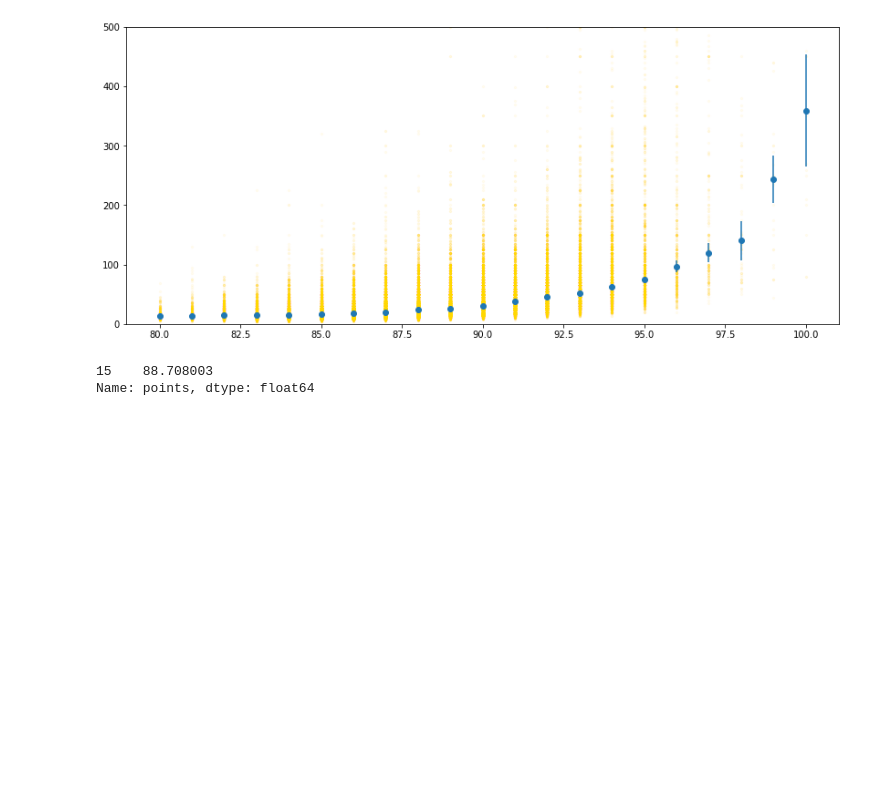
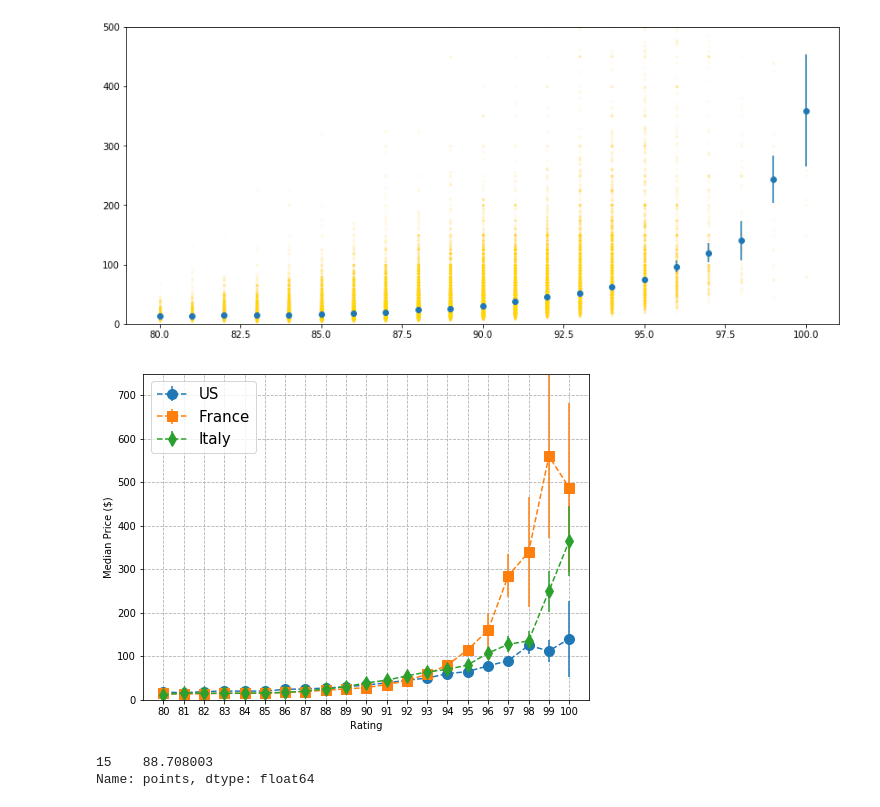
Before and after one commit to renatonico/Pygeons, a Jupyter notebook: notebooks/angel.ipynb, the cells around one changed output. Drawn from its saved outputs; the diff is of its cells as text; code cells hidden in the pictures; blank space fills up the shorter version.

```diff
--- a/notebooks/angel.ipynb
+++ b/notebooks/angel.ipynb
@@ -317,3 +289,35 @@ plt.show()
+# %%
+us_med = us.groupby('points').median()
+us_med = us_med.reset_index()
+us_err = us.groupby('points').sem()
+us_err = us_err.reset_index()
+
+france_med = france.groupby('points').median()
+france_med = france_med.reset_index()
+france_err = france.groupby('points').sem()
+france_err = france_err.reset_index()
+
+italy_med = italy.groupby('points').median()
+italy_med = italy_med.reset_index()
+italy_err = italy.groupby('points').sem()
+italy_err = italy_err.reset_index()
+# %%
+plt.figure(figsize=(8,6))
+#plt.scatter(us_med['points'],us_med['price'],alpha=0.75)
+plt.errorbar(us_med.points, us_med.price, us_err.price, fmt="--o", label='US', markersize=10)
+plt.errorbar(france_med.points, france_med.price, france_err.price, fmt="s--", label='France', markersize=10)
+plt.errorbar(italy_med.points, italy_med.price,italy_err.price, fmt="d--", label='Italy', markersize=10)
+plt.grid(linestyle='--')
+plt.ylim(0,750)
+plt.xticks(range(80,101))
+#plt.yscale('log')
+plt.xlabel('Rating')
+plt.ylabel('Median Price ($)')
+plt.legend(loc='upper left',prop={'size':15})
+
+plt.show()
+# %% [output]
+[figure, added]
 # %%
 country_province[country_province['taster_name']=='Roger Voss']['points']
 # %% [output]
```
Also changed, not shown: parts of 46 cells of this notebook.
